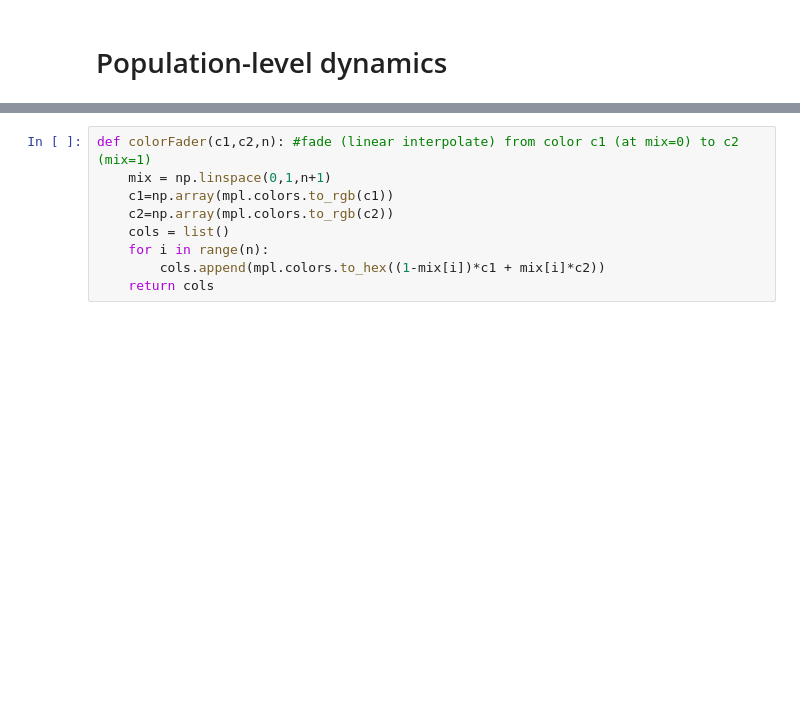
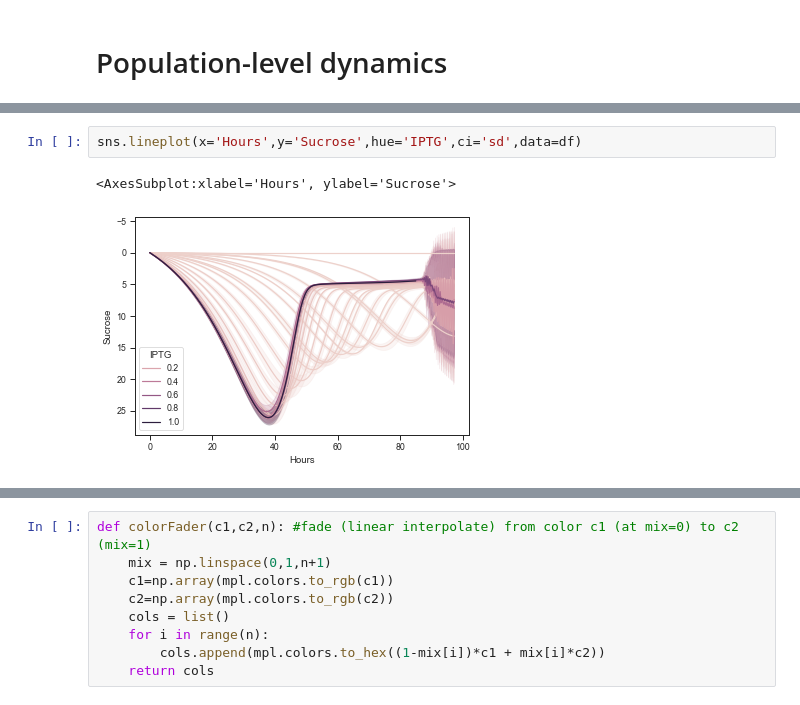
Before and after one commit to Jsakkos/nufeb-cyano-e-coli, a Jupyter notebook: notebooks/population-level dynamics.ipynb, the cells around one changed output, grey strips where cells are left out. Cells and saved outputs as stored; diff of their text form; blank space fills up the shorter version.

```diff
--- a/notebooks/population-level dynamics.ipynb
+++ b/notebooks/population-level dynamics.ipynb
@@ -38,0 +72,5 @@ else:
+# %%
+sns.lineplot(x='Hours',y='Sucrose',hue='IPTG',ci='sd',data=df)
+# %% [output]
+<AxesSubplot:xlabel='Hours', ylabel='Sucrose'>
+[figure, added]
```
Also changed, not shown: parts of 20 cells of this notebook.
